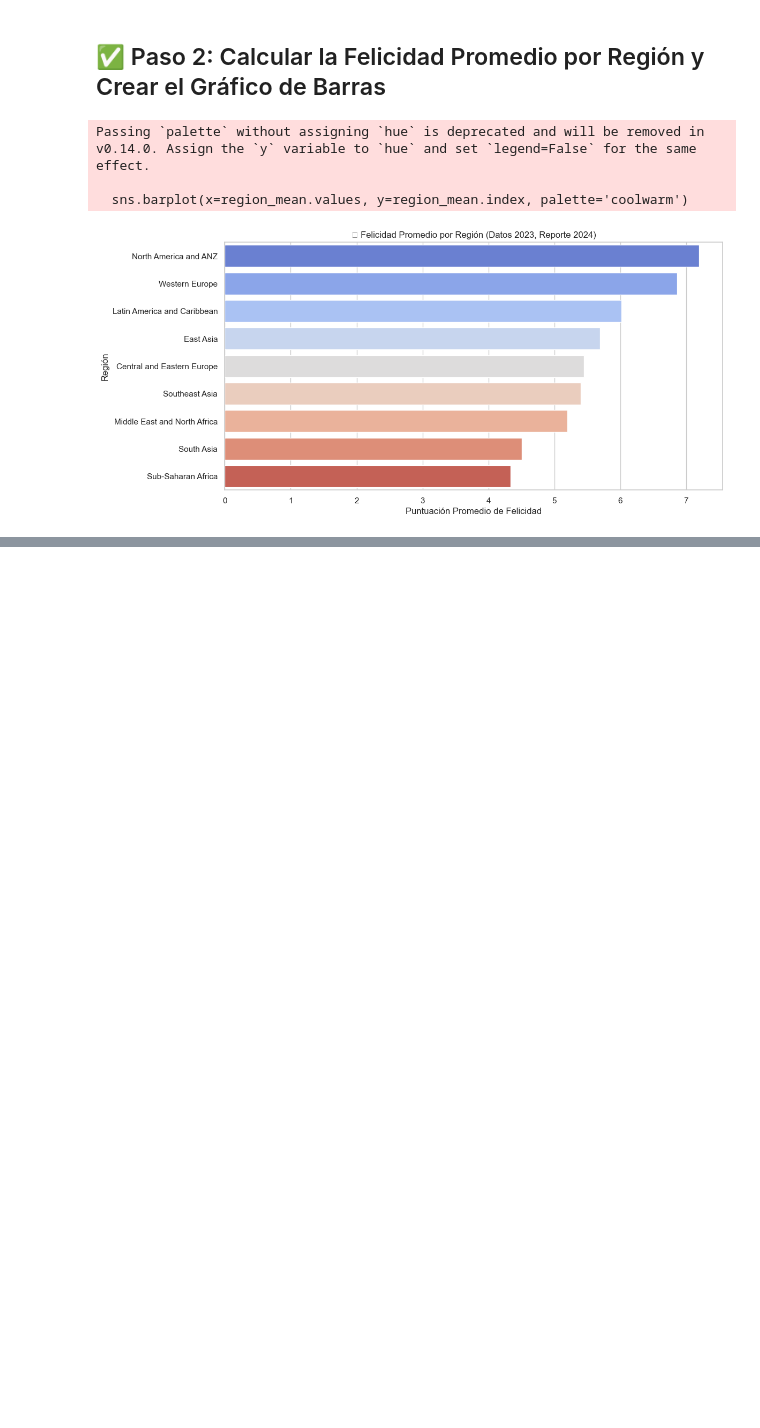
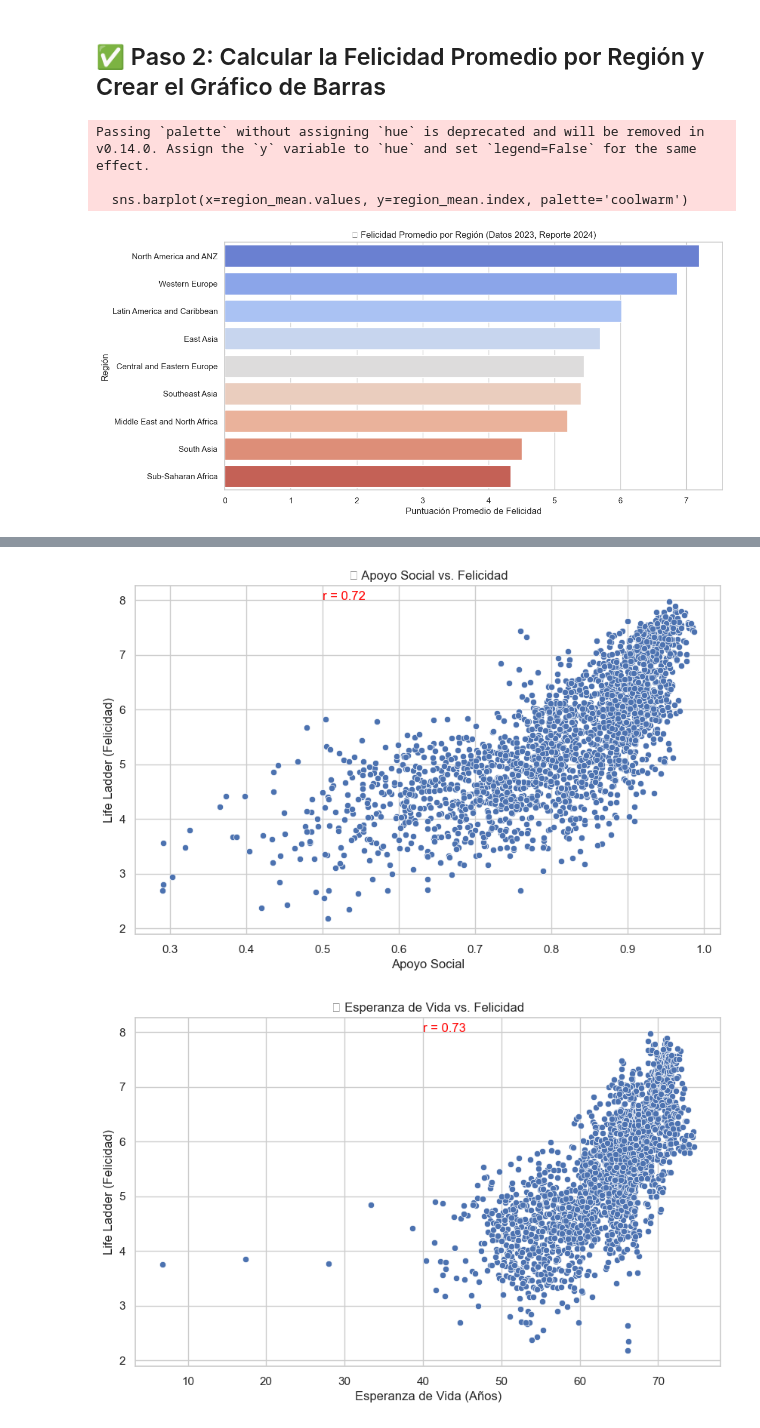
Before and after one commit to MLopezCastro/World-Happiness-2024, a Jupyter notebook: World Happiness 2024.ipynb, the cells around one changed output, grey strips where cells are left out. Saved outputs shown, nothing was run; the diff lists cells and outputs as text; code cells hidden in the pictures; blank space fills up the shorter version.

```diff
--- a/World Happiness 2024.ipynb
+++ b/World Happiness 2024.ipynb
@@ -676,0 +729,30 @@ Passing `palette` without assigning `hue` is deprecated and will be removed in v
+# %%
+# Gráfico de Social support vs. Life Ladder
+plt.figure(figsize=(10, 6))
+sns.scatterplot(x='Social support', y='Life Ladder', data=clean_data_table)
+plt.text(0.5, 8, f"r = {correlacion_social:.2f}", fontsize=12, color='red')
+plt.title('🤝 Apoyo Social vs. Felicidad')
+plt.xlabel('Apoyo Social')
+plt.ylabel('Life Ladder (Felicidad)')
+plt.show()
+
+# Gráfico de Healthy life expectancy at birth vs. Life Ladder
+plt.figure(figsize=(10, 6))
+sns.scatterplot(x='Healthy life expectancy at birth', y='Life Ladder', data=clean_data_table)
+plt.text(40, 8, f"r = {correlacion_vida:.2f}", fontsize=12, color='red')
+plt.title('🧬 Esperanza de Vida vs. Felicidad')
+plt.xlabel('Esperanza de Vida (Años)')
+plt.ylabel('Life Ladder (Felicidad)')
+plt.show()
+
+# Gráfico de Freedom to make life choices vs. Life Ladder
+plt.figure(figsize=(10, 6))
+sns.scatterplot(x='Freedom to make life choices', y='Life Ladder', data=clean_data_table)
+plt.text(0.4, 8, f"r = {correlacion_libertad:.2f}", fontsize=12, color='red')
+plt.title('🗽 Libertad de Elección vs. Felicidad')
+plt.xlabel('Libertad de Elección')
+plt.ylabel('Life Ladder (Felicidad)')
+plt.show()
+# %% [output]
+[figure, added]
+[figure, added]
```
Also changed, not shown: parts of 25 cells of this notebook.
